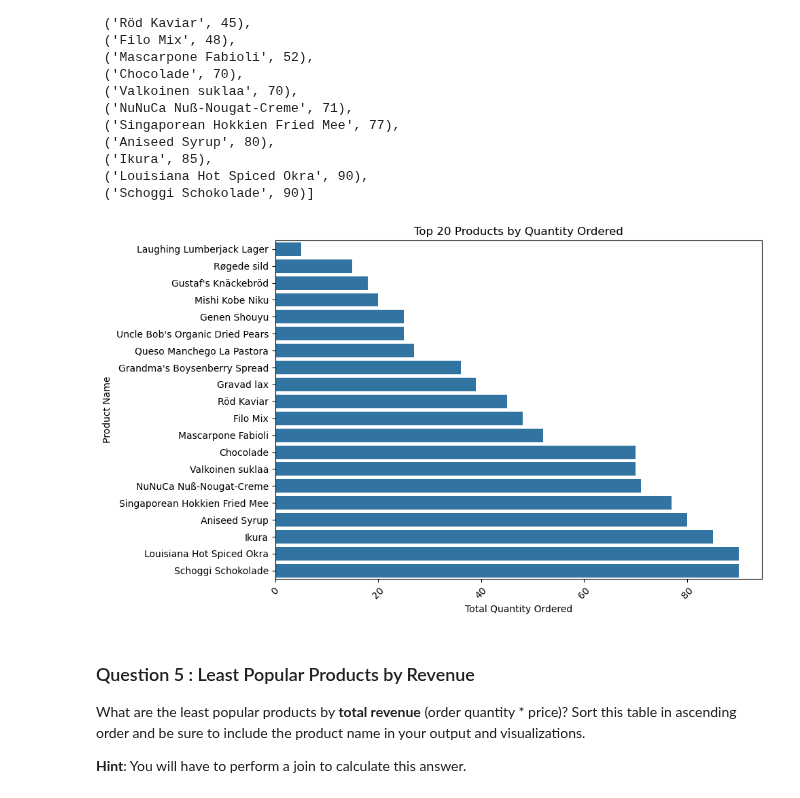
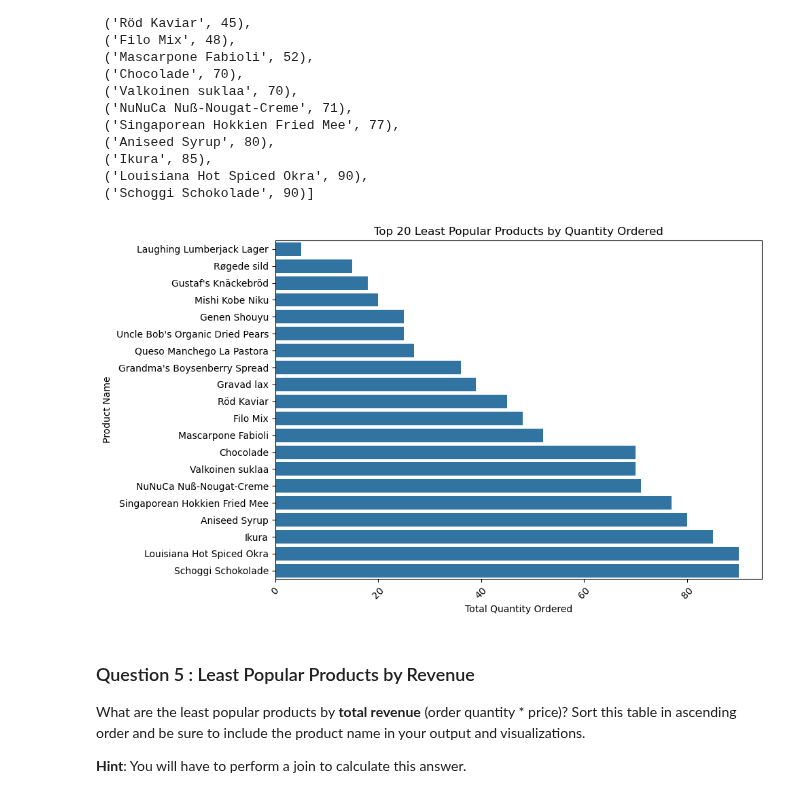
Before and after one commit to DataEden/The-Knowledge-House-2025, a Jupyter notebook: T-Labs/adhoc-sql/adhoc_report.ipynb, the cells around one changed output. Cells and saved outputs as stored; diff of their text form; code cells hidden in the pictures.

Commit message:
Added second scatter plot

```diff
--- a/T-Labs/adhoc-sql/adhoc_report.ipynb
+++ b/T-Labs/adhoc-sql/adhoc_report.ipynb
@@ -175,8 +175,8 @@ LIMIT 20;
 """)
 
 # TODO: Fetch your list of tuples and print it out
-total_quantity = cursor.fetchall()
-total_quantity
+lst_pop_prod = cursor.fetchall()
+lst_pop_prod
 # %% [output]
 [('Laughing Lumberjack Lager', 5),
  ('Røgede sild', 15),
@@ -200,18 +200,18 @@ total_quantity
  ('Schoggi Schokolade', 90)]
 # %%
 # TODO: Convert your list of tuples to a dataframe
-total_quantity_df = pd.DataFrame(total_quantity, columns=['product_name', 'total_quantity_ordered'])
+lst_pop_prod_df = pd.DataFrame(lst_pop_prod, columns=['ProductName', 'total_quantity_ordered'])
 
 # TODO: Generate a visualization on this dataframe
 plt.figure(figsize=(10,6))
-sns.barplot(x='total_quantity_ordered', y='product_name', data=total_quantity_df)
-plt.title('Top 20 Products by Quantity Ordered')
+sns.barplot(x='total_quantity_ordered', y='ProductName', data=lst_pop_prod_df)
+plt.title('Top 20 Least Popular Products by Quantity Ordered')
 plt.xlabel('Total Quantity Ordered')
 plt.ylabel('Product Name')
 plt.xticks(rotation=45)
 plt.tight_layout()
 # %% [output]
-[figure, old version]
+[figure, new version]
 # %% [markdown]
 ### Question 5 : Least Popular Products by Revenue
 
```
Also changed, not shown: parts of 11 cells of this notebook.
